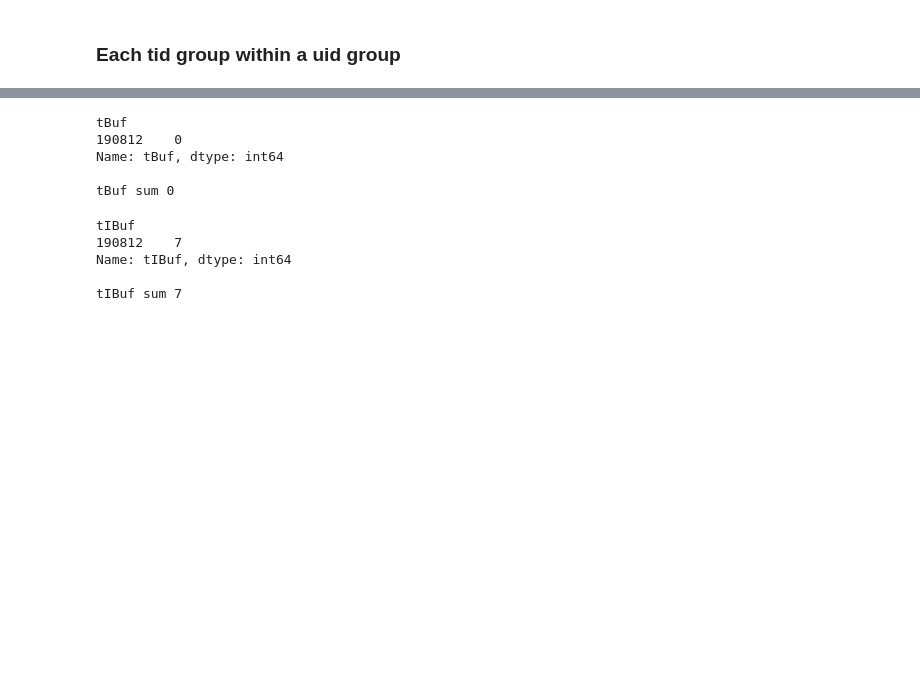
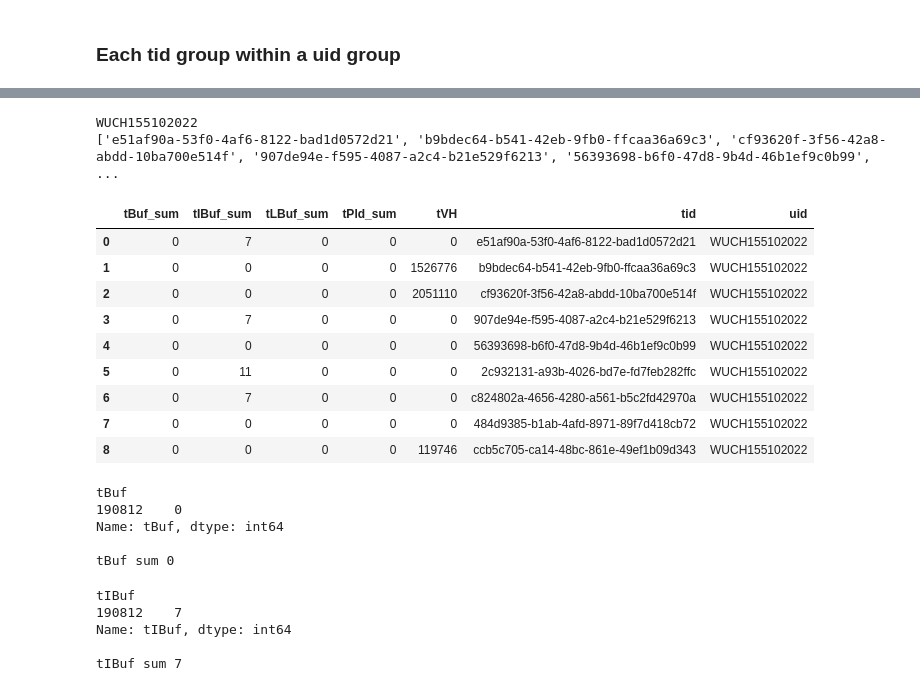
Before and after one commit to DoosanJung/STZR, a Jupyter notebook: EDA3.ipynb, the cells around one changed output, grey strips where cells are left out. Drawn from its saved outputs; the diff is of its cells as text; code cells hidden in the pictures; blank space fills up the shorter version.

```diff
--- a/EDA3.ipynb
+++ b/EDA3.ipynb
@@ -236,8 +307,0 @@ uid_tid_grouped_rmv_tid_Uns.get_group(uid_tid_lst[8]).sort_values('ts2')
-# %%
-uid_tid_grouped_rmv_tid_Uns = uid_grouped_rmv_tid_Uns.get_group(uid).groupby('tid')
-uid_tid_lst = sorted(uid_tid_grouped_rmv_tid_Uns.groups.keys())
-sum_dict={}
-for tid in uid_tid_lst:
-    sum_dict['uid'] = uid
-    sum_dict['tid'] = tid
-    sum_dict['tBuf_sum'] = uid_tid_grouped_rmv_tid_Uns.get_group(uid_tid_lst[8])['tBuf'].sum()
@@ -248,3 +308,39 @@ sum_dict['']
+# %%
+def get_sum_df(uid_grouped_rmv_tid_Uns,uid):
+    print uid
+    uid_tid_grouped_rmv_tid_Uns = uid_grouped_rmv_tid_Uns.get_group(uid).groupby('tid')
+    uid_tid_lst = get_tid_lst_frm_uid(uid_grouped_rmv_tid_Uns, uid)
+    print uid_tid_lst
+    sum_lst=[]
+    for tid in uid_tid_lst:
+        tid_dict={}
+        tid_dict['uid'] = uid
+        tid_dict['tid'] = tid
+        tid_dict['tBuf_sum'] = uid_tid_grouped_rmv_tid_Uns.get_group(tid)['tBuf'].sum()
+        tid_dict['tIBuf_sum'] = uid_tid_grouped_rmv_tid_Uns.get_group(tid)['tIBuf'].sum()
+        tid_dict['tLBuf_sum'] = uid_tid_grouped_rmv_tid_Uns.get_group(tid)['tLBuf'].sum()
+        tid_dict['tPld_sum'] = uid_tid_grouped_rmv_tid_Uns.get_group(tid)['tPld'].sum()
+        tid_dict['tVH'] = uid_tid_grouped_rmv_tid_Uns.get_group(tid)['tVH'].sum()
+        sum_lst.append(tid_dict)
+    return pd.DataFrame(sum_lst)
+# %%
+sum_df = get_sum_df(uid_grouped_rmv_tid_Uns,uid_lst[0])
+# %% [output]
+WUCH155102022
+['e51af90a-53f0-4af6-8122-bad1d0572d21', 'b9bdec64-b541-42eb-9fb0-ffcaa36a69c3', 'cf93620f-3f56-42a8-abdd-10ba700e514f', '907de94e-f595-4087-a2c4-b21e529f6213', '56393698-b6f0-47d8-9b4d-46b1ef9c0b99', ...
+# %%
+sum_df
+# %% [output]
+|  | tBuf_sum | tIBuf_sum | tLBuf_sum | tPld_sum | tVH | tid | uid |
+| 0 | 0 | 7 | 0 | 0 | 0 | e51af90a-53f0-4af6-8122-bad1d0572d21 | WUCH155102022 |
+| 1 | 0 | 0 | 0 | 0 | 1526776 | b9bdec64-b541-42eb-9fb0-ffcaa36a69c3 | WUCH155102022 |
+| 2 | 0 | 0 | 0 | 0 | 2051110 | cf93620f-3f56-42a8-abdd-10ba700e514f | WUCH155102022 |
+| 3 | 0 | 7 | 0 | 0 | 0 | 907de94e-f595-4087-a2c4-b21e529f6213 | WUCH155102022 |
+| 4 | 0 | 0 | 0 | 0 | 0 | 56393698-b6f0-47d8-9b4d-46b1ef9c0b99 | WUCH155102022 |
+| 5 | 0 | 11 | 0 | 0 | 0 | 2c932131-a93b-4026-bd7e-fd7feb282ffc | WUCH155102022 |
+| 6 | 0 | 7 | 0 | 0 | 0 | c824802a-4656-4280-a561-b5c2fd42970a | WUCH155102022 |
+| 7 | 0 | 0 | 0 | 0 | 0 | 484d9385-b1ab-4afd-8971-89f7d418cb72 | WUCH155102022 |
+| 8 | 0 | 0 | 0 | 0 | 119746 | ccb5c705-ca14-48bc-861e-49ef1b09d343 | WUCH155102022 |
 # %%
 for uid in uid_lst[:5]:
     print '**'*10,'uid: ',uid,'**'*20
```
Also changed, not shown: parts of 17 cells of this notebook.
